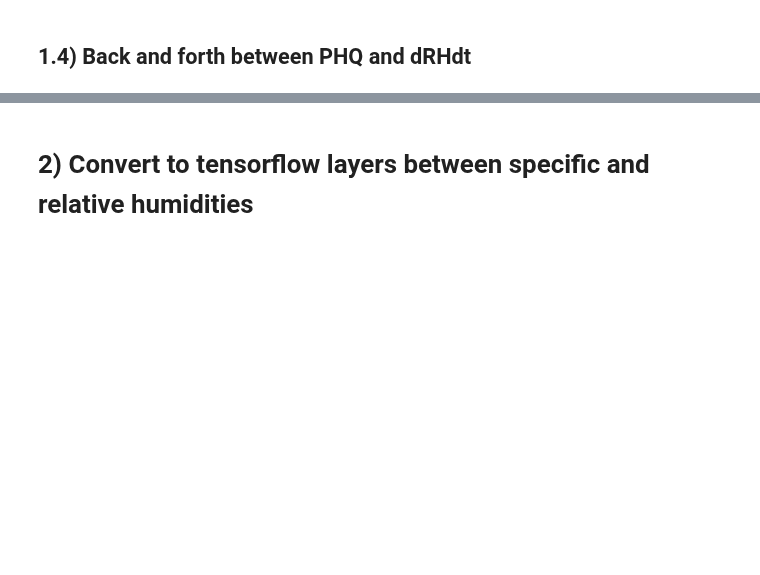
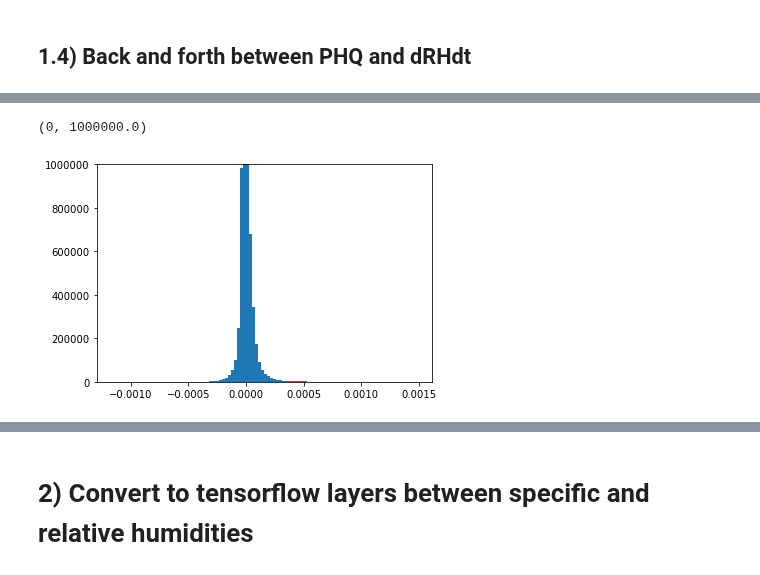
Before and after one commit to wallingTACC/CBRAIN-CAM, a Jupyter notebook: notebooks/tbeucler_devlog/035_RH_layers.ipynb, the cells around one changed output, grey strips where cells are left out. Drawn from its saved outputs; the diff is of its cells as text; code cells hidden in the pictures; blank space fills up the shorter version.

```diff
--- a/notebooks/tbeucler_devlog/035_RH_layers.ipynb
+++ b/notebooks/tbeucler_devlog/035_RH_layers.ipynb
@@ -220,0 +246,5 @@ Text(0.5, 0.98, 'Histogram of Specific humidity')
+# %%
+#dRHdt to PHQ
+Q0 = qv(data.TAP.values,RH0,data.P0,data.PS,data.hyam,data.hybm)
+Q1 = qv(data.TAP.values+DT*data.TPHYSTND.values,RH0+DT*dRHdt,data.P0,data.PS,data.hyam,data.hybm)
+dQdt = (Q1-Q0)/DT
@@ -220,0 +257,6 @@ Text(0.5, 0.98, 'Histogram of Specific humidity')
+# %%
+plt.hist(dQdt.values.flatten(),bins=100);
+plt.ylim((0,1e6))
+# %% [output]
+(0, 1000000.0)
+[figure, added]
```
Also changed, not shown: parts of 28 cells of this notebook.
